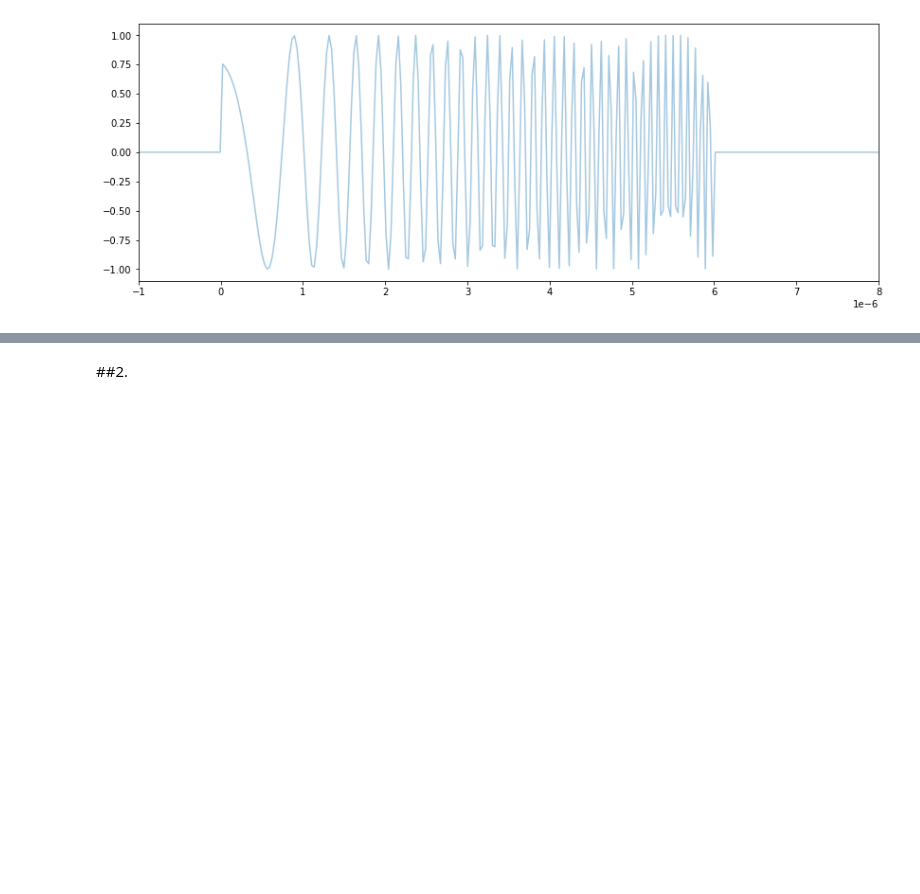
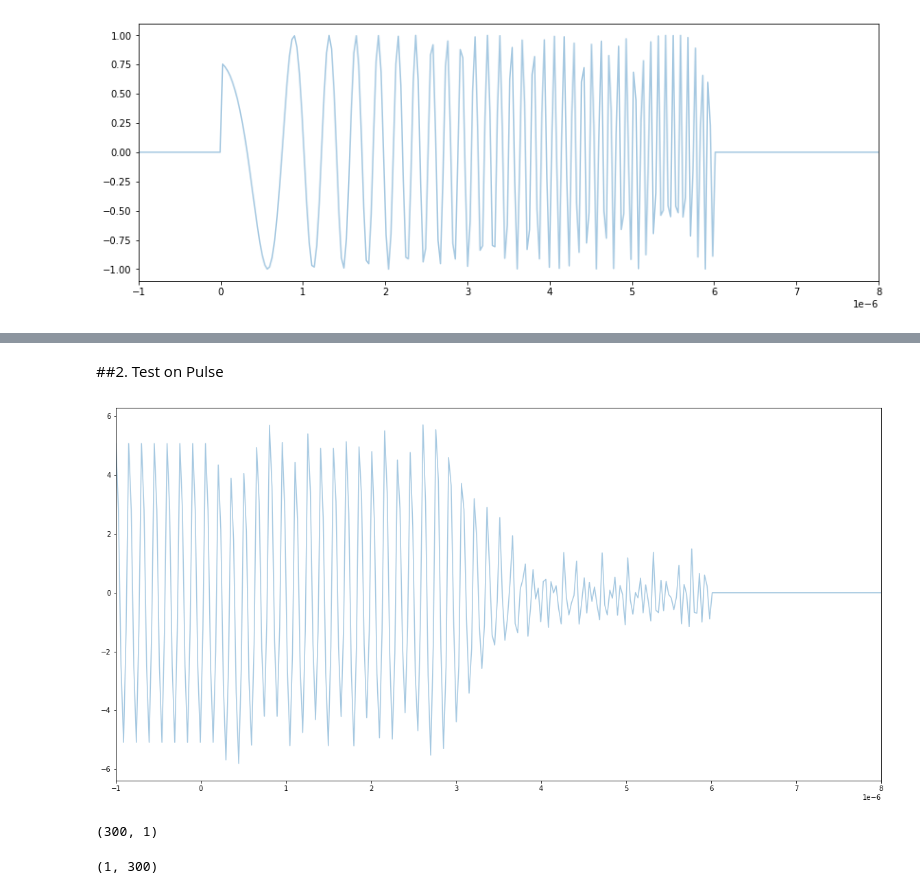
Before and after one commit to psukphranee/Python, a Jupyter notebook: SAR_scratch_2.ipynb, the cells around one changed output, grey strips where cells are left out. Saved outputs shown, nothing was run; the diff lists cells and outputs as text; code cells hidden in the pictures; blank space fills up the shorter version.

```diff
--- a/SAR_scratch_2.ipynb
+++ b/SAR_scratch_2.ipynb
@@ -22,7 +22,7 @@ $k$ = chirp rate
 def generate_LFM_Pulse(time_array, pulse_width, pulse_height, chirp_rate=1, carrier_frequency=100):
 
   #time ---------------
-  t = time_array
+  t = time_array.reshape(1,-1) #turn into row vector
 
   #pulse envelope  ---------------
   A = pulse_height;
@@ -82,11 +149,12 @@ plot_pulse(t, pulse, fig=fig, ax=ax)
 # %%
-N = 10#pulse.shape[0]
-Di = 4
+def return_Convolution_Matrix(dimension, step, num_points):
+  N = dimension
+  A = np.eye(N)
+  Convolution_Matrix = np.zeros((N, N))
 
-A = np.eye(N)
-Convolution_Matrix = np.zeros((N, N))
+  for i in range(0, num_points, Di):
+    Convolution_Matrix = Convolution_Matrix + np.roll(A, i, axis=1)
 
-for i in range(0, N, Di):
-  Convolution_Matrix = Convolution_Matrix + np.roll(A, i, axis=1)
+  Convolution_Matrix = np.triu(Convolution_Matrix)
 
-Convolution_Matrix = np.triu(Convolution_Matrix)
+  return Convolution_Matrix;
@@ -93,2 +201,22 @@ Convolution_Matrix = np.triu(Convolution_Matrix)
 # %% [markdown]
-##2.
+##2. Test on Pulse
+# %%
+N = pulse.shape[1]
+Di = 5#step interval (wrt to indices)
+
+Pulse_Convolution = return_Convolution_Matrix(dimension=N, step=Di)
+# %%
+result = np.matmul(Pulse_Convolution, pulse.transpose())
+
+fig, ax = plt.subplots(figsize=(20,10))
+plot_pulse(t[0], result, fig=fig, ax=ax)
+# %% [output]
+[figure, added]
+# %%
+result.shape
+# %% [output]
+(300, 1)
+# %%
+t.shape
+# %% [output]
+(1, 300)
```
Also changed, not shown: parts of 10 cells of this notebook.
